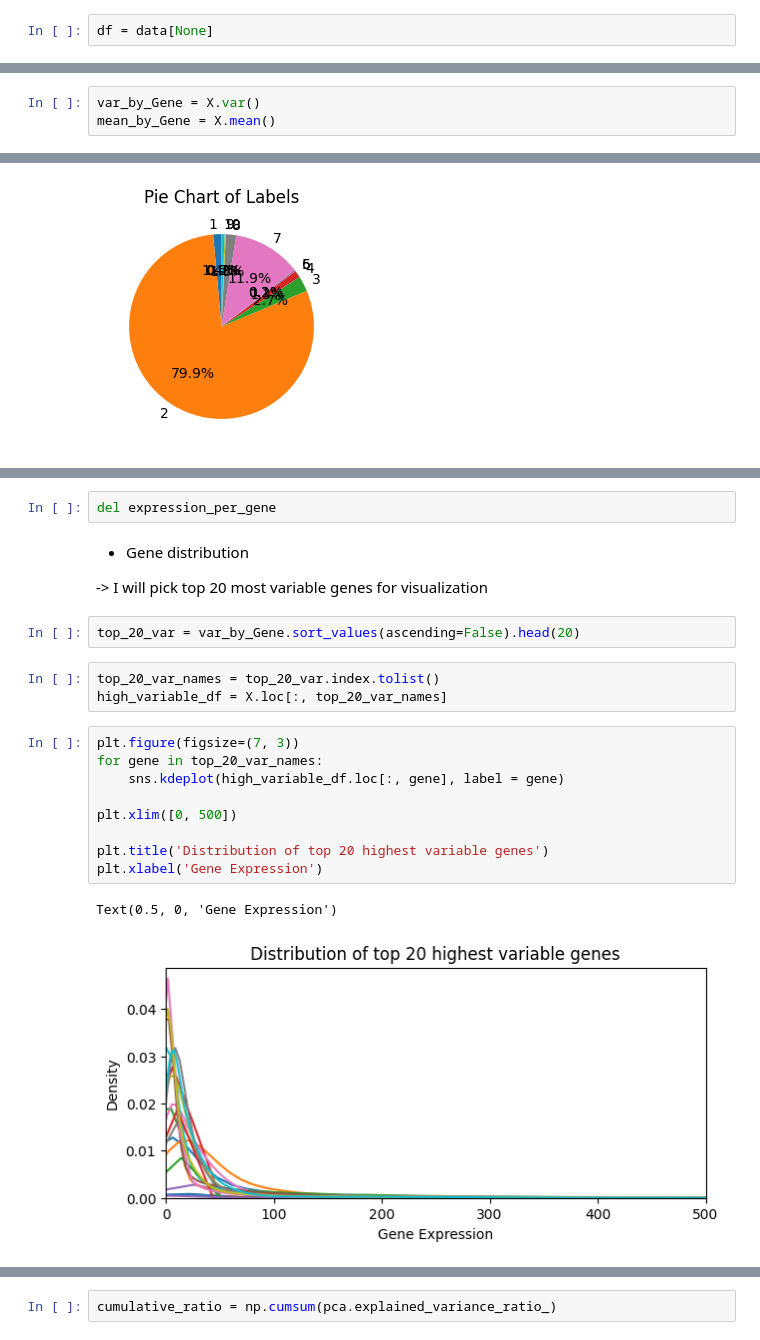
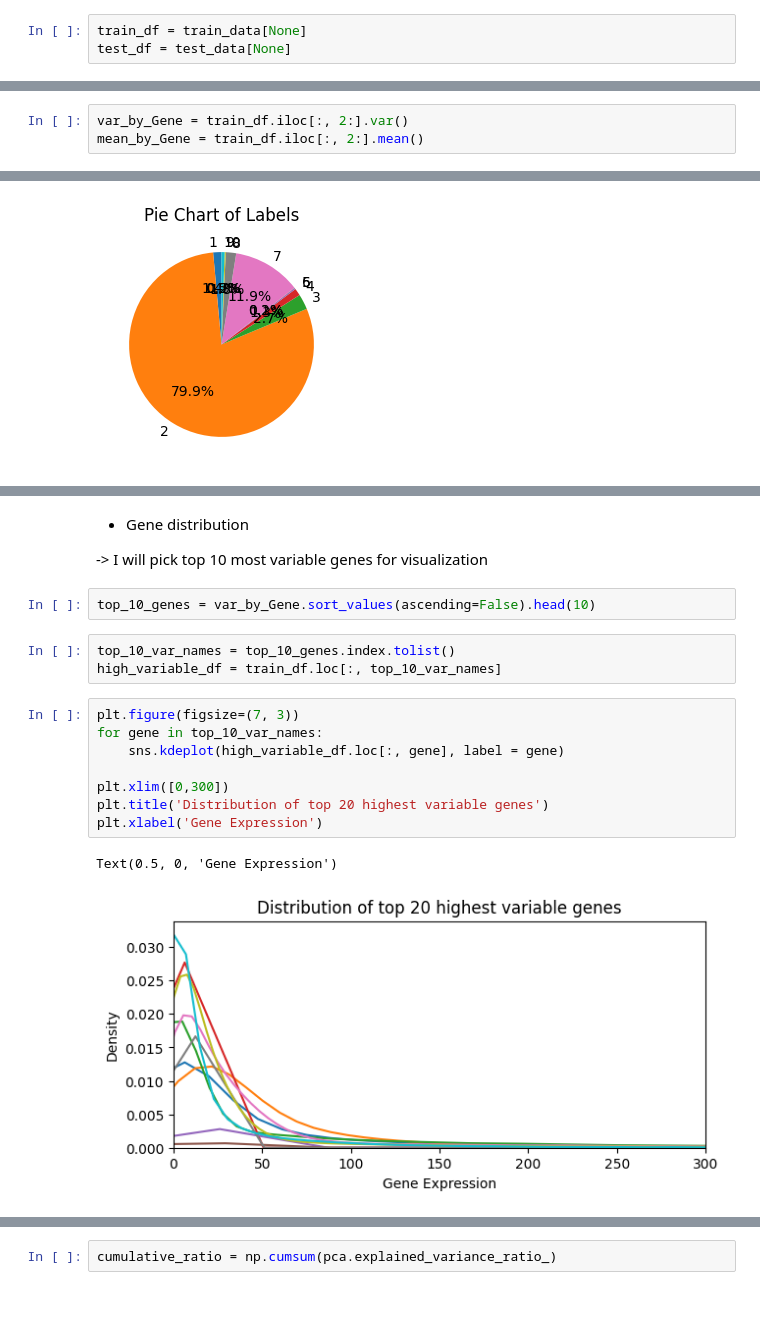
Before and after one commit to BillCoML/cell_anotation, a Jupyter notebook: data_processing.ipynb, the cells around one changed output, grey strips where cells are left out. Saved outputs shown, nothing was run; the diff lists cells and outputs as text; blank space fills up the shorter version.

```diff
--- a/data_processing.ipynb
+++ b/data_processing.ipynb
@@ -24,2 +20,3 @@ data = read_r('data/train.rds')
 # %%
-df = data[None]
+train_df = train_data[None]
+test_df = test_data[None]
@@ -31,5 +51,5 @@ y = df.iloc[:, 1]
 # %%
-var_by_Gene = X.var()
-mean_by_Gene = X.mean()
+var_by_Gene = train_df.iloc[:, 2:].var()
+mean_by_Gene = train_df.iloc[:, 2:].mean()
 # %%
 pd.DataFrame({
@@ -121,23 +171,20 @@ plt.show()
-# %%
-del expression_per_gene
 # %% [markdown]
 + Gene distribution
 
--> I will pick top 20 most variable genes for visualization
+-> I will pick top 10 most variable genes for visualization
 # %%
-top_20_var = var_by_Gene.sort_values(ascending=False).head(20)
+top_10_genes = var_by_Gene.sort_values(ascending=False).head(10)
 # %%
-top_20_var_names = top_20_var.index.tolist()
-high_variable_df = X.loc[:, top_20_var_names]
+top_10_var_names = top_10_genes.index.tolist()
+high_variable_df = train_df.loc[:, top_10_var_names]
 # %%
 plt.figure(figsize=(7, 3))
-for gene in top_20_var_names:
+for gene in top_10_var_names:
     sns.kdeplot(high_variable_df.loc[:, gene], label = gene)
 
-plt.xlim([0, 500])
-
+plt.xlim([0,300])
 plt.title('Distribution of top 20 highest variable genes')
 plt.xlabel('Gene Expression')
 # %% [output]
 Text(0.5, 0, 'Gene Expression')
-[figure, old version]
+[figure, new version]
```
Also changed, not shown: parts of 117 cells of this notebook.
